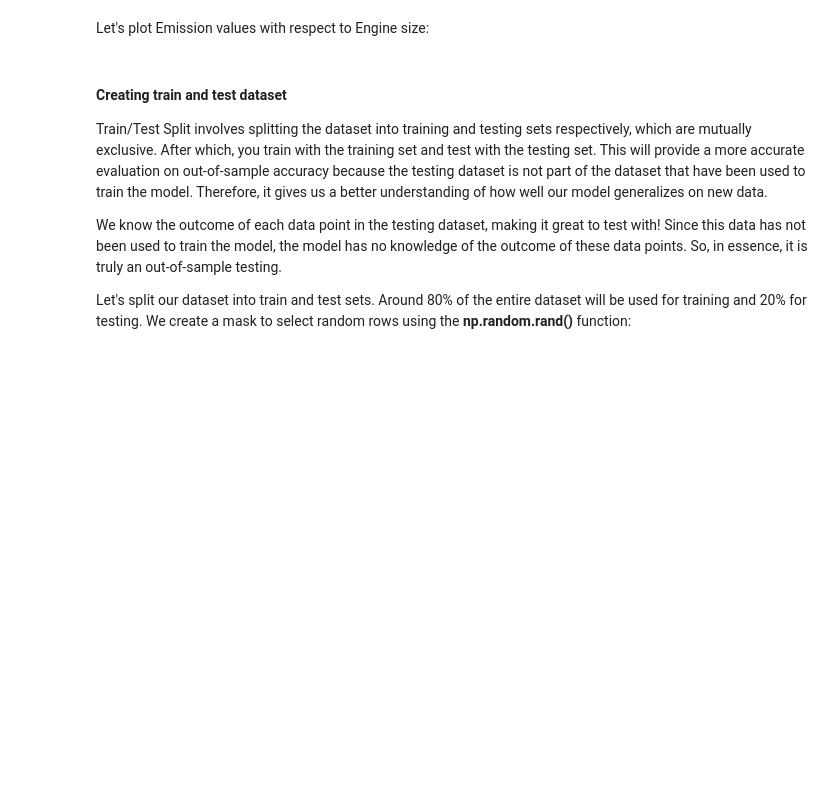
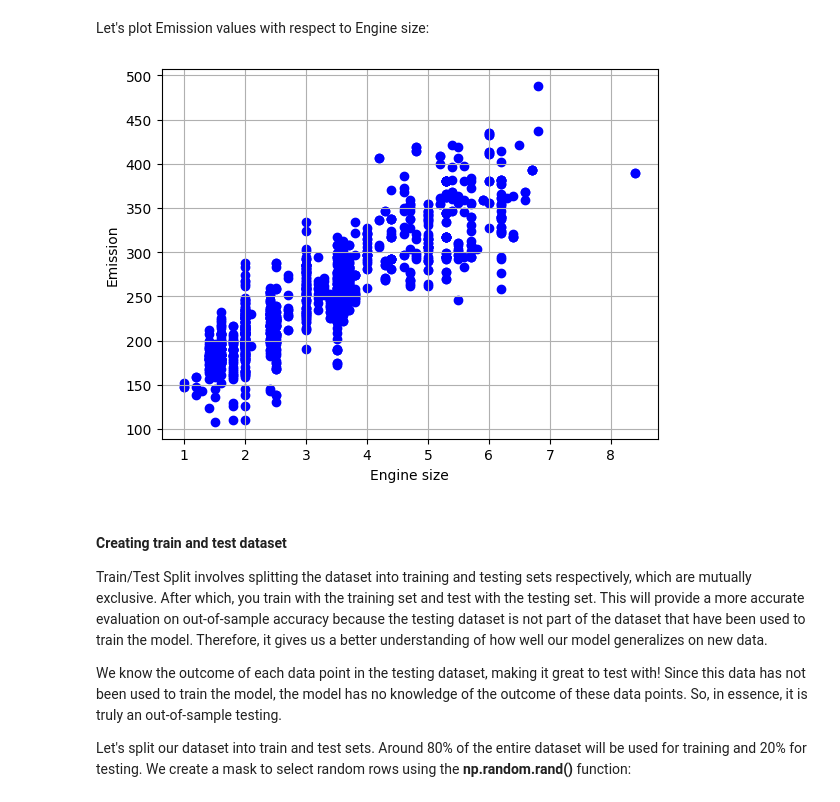
Before and after one commit to tfrbf/Machine_Learning, a Jupyter notebook: Jadi/ML0101EN-Reg-Mulitple-Linear-Regression-Co2.ipynb, the cells around one changed output. Cells and saved outputs as stored; diff of their text form; code cells hidden in the pictures; blank space fills up the shorter version.

```diff
--- a/Jadi/ML0101EN-Reg-Mulitple-Linear-Regression-Co2.ipynb
+++ b/Jadi/ML0101EN-Reg-Mulitple-Linear-Regression-Co2.ipynb
@@ -68,7 +68,7 @@ We have downloaded a fuel consumption dataset, **`FuelConsumption.csv`**, which
 # %% [markdown]
 <h2 id="reading_data">Reading the data in</h2>
 # %%
-df = pd.read_csv("C:\Users\Taha\Desktop\Machine_Learning\Datastes\FuelConsumptionCo2.csv")
+df = pd.read_csv(r"C:\Users\Taha\Desktop\Machine_Learning\Datastes\FuelConsumptionCo2.csv")
 
 # take a look at the dataset
 df.head()
@@ -84,8 +100,11 @@ Let's plot Emission values with respect to Engine size:
 # %%
 plt.scatter(cdf.ENGINESIZE, cdf.CO2EMISSIONS,  color='blue')
 plt.xlabel("Engine size")
 plt.ylabel("Emission")
+plt.grid()
 plt.show()
+# %% [output]
+[figure, added]
 # %% [markdown]
 #### Creating train and test dataset
 
```
Also changed, not shown: parts of 10 cells of this notebook, 1 other file.
